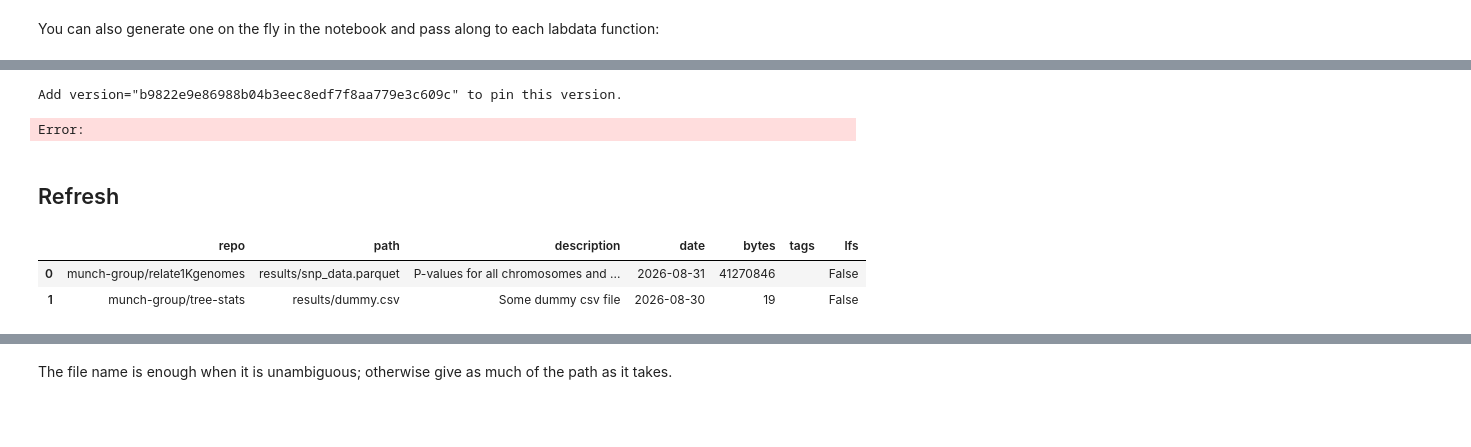
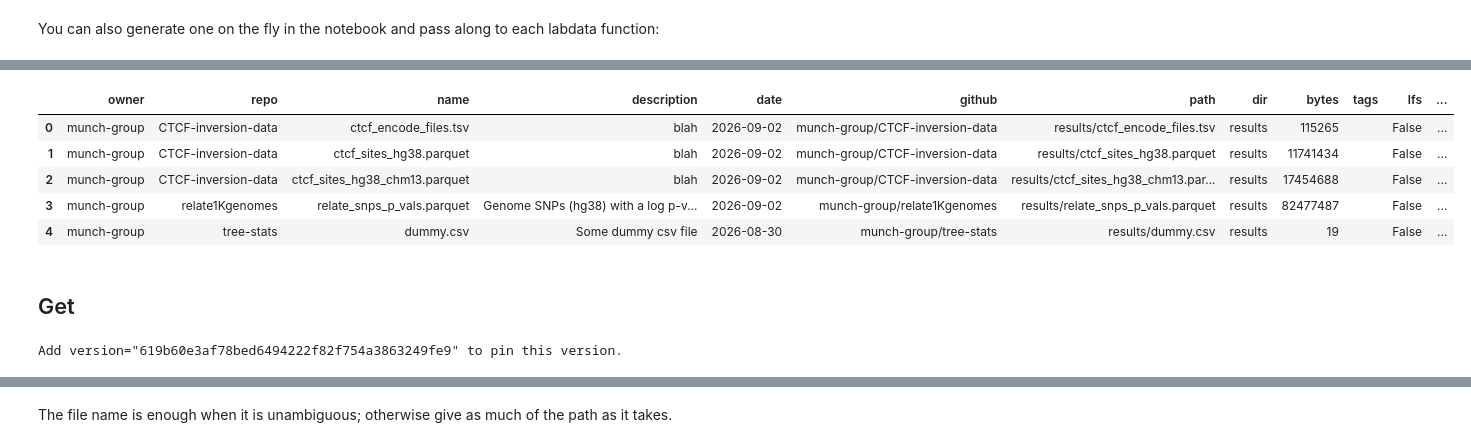
Before and after one commit to munch-group/crossrepo, a Jupyter notebook: docs/pages/example.ipynb, the cells around one changed output, grey strips where cells are left out. Drawn from its saved outputs; the diff is of its cells as text; code cells hidden in the pictures; blank space fills up the shorter version.

```diff
--- a/docs/pages/example.ipynb
+++ b/docs/pages/example.ipynb
@@ -107,16 +229,15 @@ labdata.list(brief=True, cfg=cfg).set_index(['owner', 'repo', 'name', 'size']) <
+# %%
+labdata.list(version=True) << nice()
+# %% [output]
+|  | owner | repo | name | description | date | github | path | dir | bytes | tags | lfs | ... |
+| 0 | munch-group | CTCF-inversion-data | ctcf_encode_files.tsv | blah | 2026-09-02 | munch-group/CTCF-inversion-data | results/ctcf_encode_files.tsv | results | 115265 |  | False | ... |
+| 1 | munch-group | CTCF-inversion-data | ctcf_sites_hg38.parquet | blah | 2026-09-02 | munch-group/CTCF-inversion-data | results/ctcf_sites_hg38.parquet | results | 11741434 |  | False | ... |
+| 2 | munch-group | CTCF-inversion-data | ctcf_sites_hg38_chm13.parquet | blah | 2026-09-02 | munch-group/CTCF-inversion-data | results/ctcf_sites_hg38_chm13.par... | results | 17454688 |  | False | ... |
+| 3 | munch-group | relate1Kgenomes | relate_snps_p_vals.parquet | Genome SNPs (hg38) with a log p-v... | 2026-09-02 | munch-group/relate1Kgenomes | results/relate_snps_p_vals.parquet | results | 82477487 |  | False | ... |
+| 4 | munch-group | tree-stats | dummy.csv | Some dummy csv file | 2026-08-30 | munch-group/tree-stats | results/dummy.csv | results | 19 |  | False | ... |
+# %% [markdown]
+## Get
 # %%
-tmp_path = labdata.get("atlas-variant-ages", "atlas_variant_ages.parquet", cfg=cfg)
+tmp_path = labdata.get("atlas-variant-ages", "atlas_variant_ages.parquet")
 # %% [output]
-Add version="b9822e9e86988b04b3eec8edf7f8aa779e3c609c" to pin this version.
+Add version="619b60e3af78bed6494222f82f754a3863249fe9" to pin this version.
-# %%
-pd.read_parquet(tmp_path).head()
-# %% [output]
-Error:
-# %% [markdown]
-## Refresh
-# %%
-labdata.refresh()
-# %% [output]
-|  | repo | path | description | date | bytes | tags | lfs |
-| 0 | munch-group/relate1Kgenomes | results/snp_data.parquet | P-values for all chromosomes and ... | 2026-08-31 | 41270846 |  | False |
-| 1 | munch-group/tree-stats | results/dummy.csv | Some dummy csv file | 2026-08-30 | 19 |  | False |
```
Also changed, not shown: parts of 33 cells of this notebook, 45 other files.
